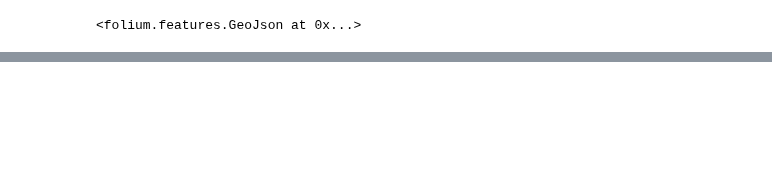
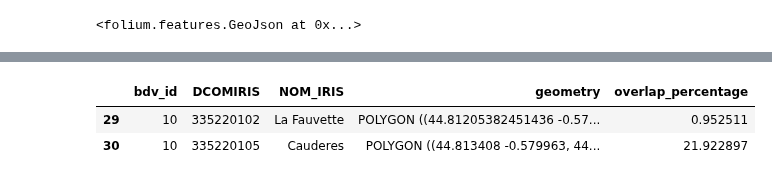
Before and after one commit to du-phan/Electoral-Analysis, a Jupyter notebook: Geospatial analysis/overlap_zone.ipynb, the cells around one changed output, grey strips where cells are left out. Cells and saved outputs as stored; diff of their text form; code cells hidden in the pictures; blank space fills up the shorter version.

```diff
--- a/Geospatial analysis/overlap_zone.ipynb
+++ b/Geospatial analysis/overlap_zone.ipynb
@@ -234,0 +254,6 @@ for index,iris in reversed_iris_zone.iterrows():
+# %%
+overlap_zone[overlap_zone['bdv_id']==10]
+# %% [output]
+|  | bdv_id | DCOMIRIS | NOM_IRIS | geometry | overlap_percentage |
+| 29 | 10 | 335220102 | La Fauvette | POLYGON ((44.81205382451436 -0.57... | 0.952511 |
+| 30 | 10 | 335220105 | Cauderes | POLYGON ((44.813408 -0.579963, 44... | 21.922897 |
```
Also changed, not shown: parts of 30 cells of this notebook.
